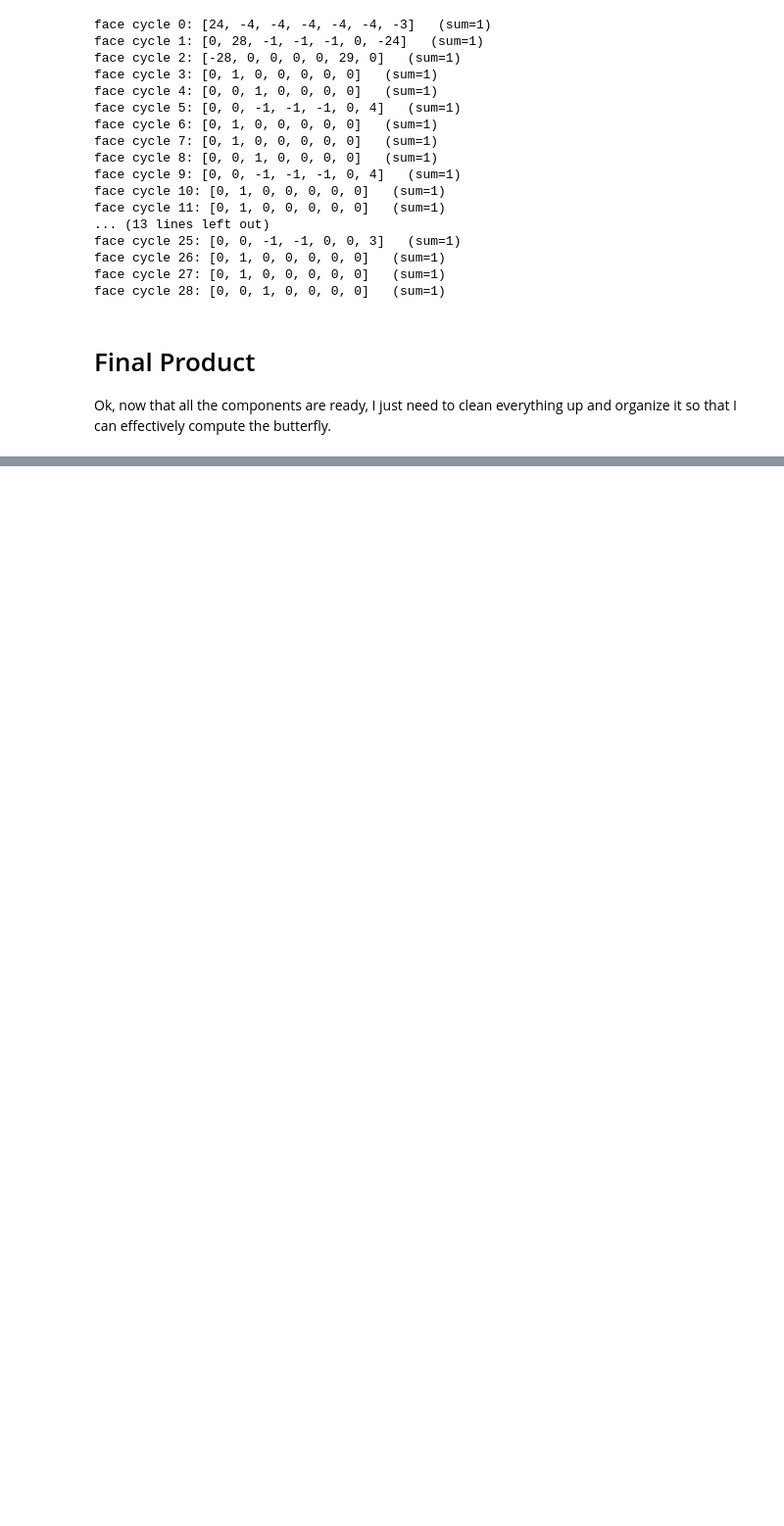
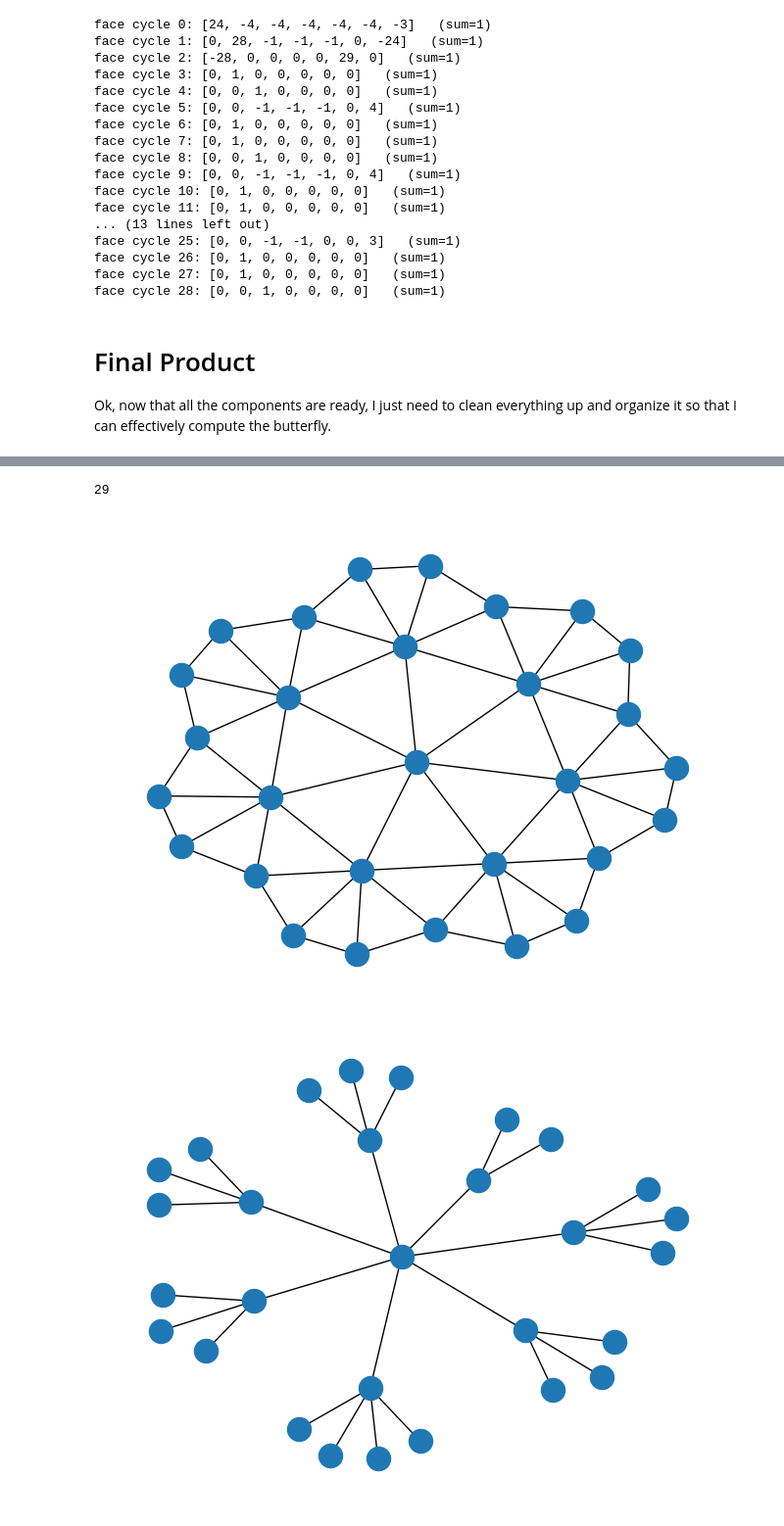
Before and after one commit to amalbumbia/Hyperbolic_Lattices, a Jupyter notebook: test_hyp_butterfly.ipynb, the cells around one changed output, grey strips where cells are left out. Shown at 98% size. Drawn from its saved outputs; the diff is of its cells as text; code cells hidden in the pictures; blank space fills up the shorter version.

```diff
--- a/test_hyp_butterfly.ipynb
+++ b/test_hyp_butterfly.ipynb
@@ -1336,0 +991,22 @@ Ok, now that all the components are ready, I just need to clean everything up an
+# %%
+# Step 2: Create a dual graph and spanning tree for this tiling
+
+V = len(tiling) # vertices = number of faces
+print(V)
+G = nx.Graph()
+for u, nbrs in enumerate(neighbors):
+    for v in nbrs:
+        if u < v:
+            G.add_edge(u, v)
+nx.draw(G)
+plt.show()
+
+# Get a spanning tree of G
+T = nx.minimum_spanning_tree(G)
+nx.draw(T)
+plt.show()
+tree_edges = set(T.edges())
+# %% [output]
+29
+[figure, added]
+[figure, added]
```
Also changed, not shown: parts of 16 cells of this notebook.
